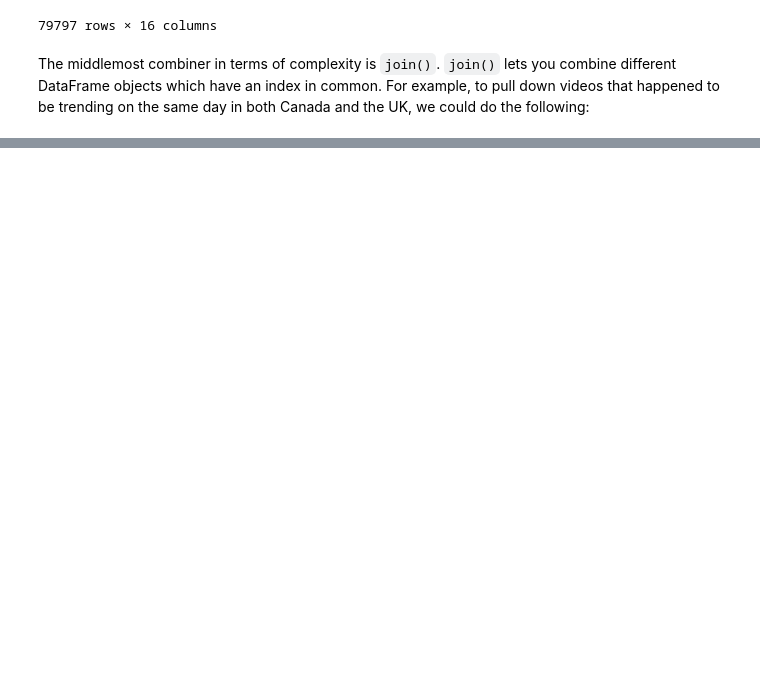
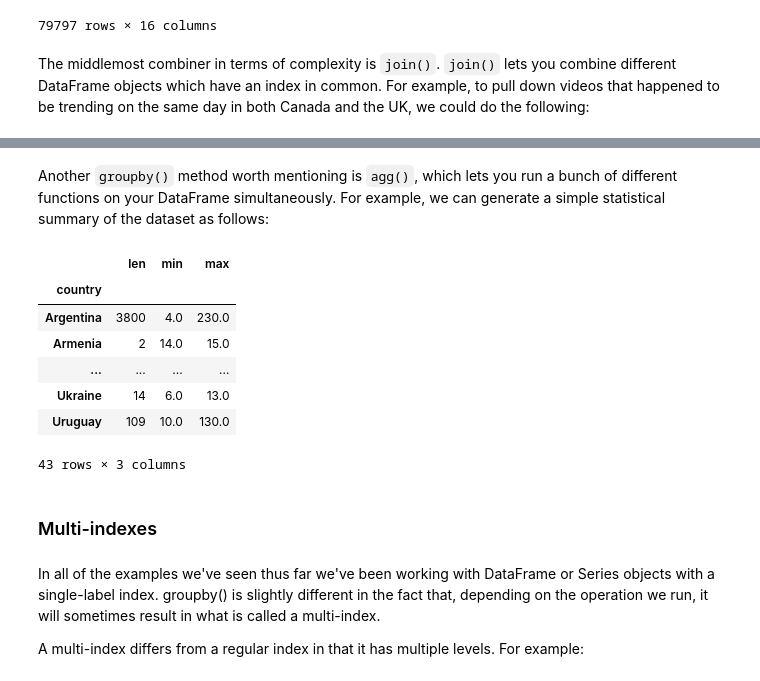
Before and after one commit to htetaunglynn94/self-learning, a Jupyter notebook: pandas_kaggle/pandas_kaggle.ipynb, the cells around one changed output, grey strips where cells are left out. Saved outputs shown, nothing was run; the diff lists cells and outputs as text; code cells hidden in the pictures; blank space fills up the shorter version.

```diff
--- a/pandas_kaggle/pandas_kaggle.ipynb
+++ b/pandas_kaggle/pandas_kaggle.ipynb
@@ -547,0 +909,19 @@ The middlemost combiner in terms of complexity is `join()`. `join()` lets you co
+# %% [markdown]
+Another `groupby()` method worth mentioning is `agg()`, which lets you run a bunch of different functions on your DataFrame simultaneously. For example, we can generate a simple statistical summary of the dataset as follows:
+# %%
+reviews.groupby('country').price.agg([len, min, max])
+# %% [output]
+|  | len | min | max |
+| country |  |  |  |
+| Argentina | 3800 | 4.0 | 230.0 |
+| Armenia | 2 | 14.0 | 15.0 |
+| ... | ... | ... | ... |
+| Ukraine | 14 | 6.0 | 13.0 |
+| Uruguay | 109 | 10.0 | 130.0 |
+43 rows × 3 columns
+# %% [markdown]
+### Multi-indexes
+# %% [markdown]
+In all of the examples we've seen thus far we've been working with DataFrame or Series objects with a single-label index. groupby() is slightly different in the fact that, depending on the operation we run, it will sometimes result in what is called a multi-index.
+
+A multi-index differs from a regular index in that it has multiple levels. For example:
```
Also changed, not shown: parts of 129 cells of this notebook.
